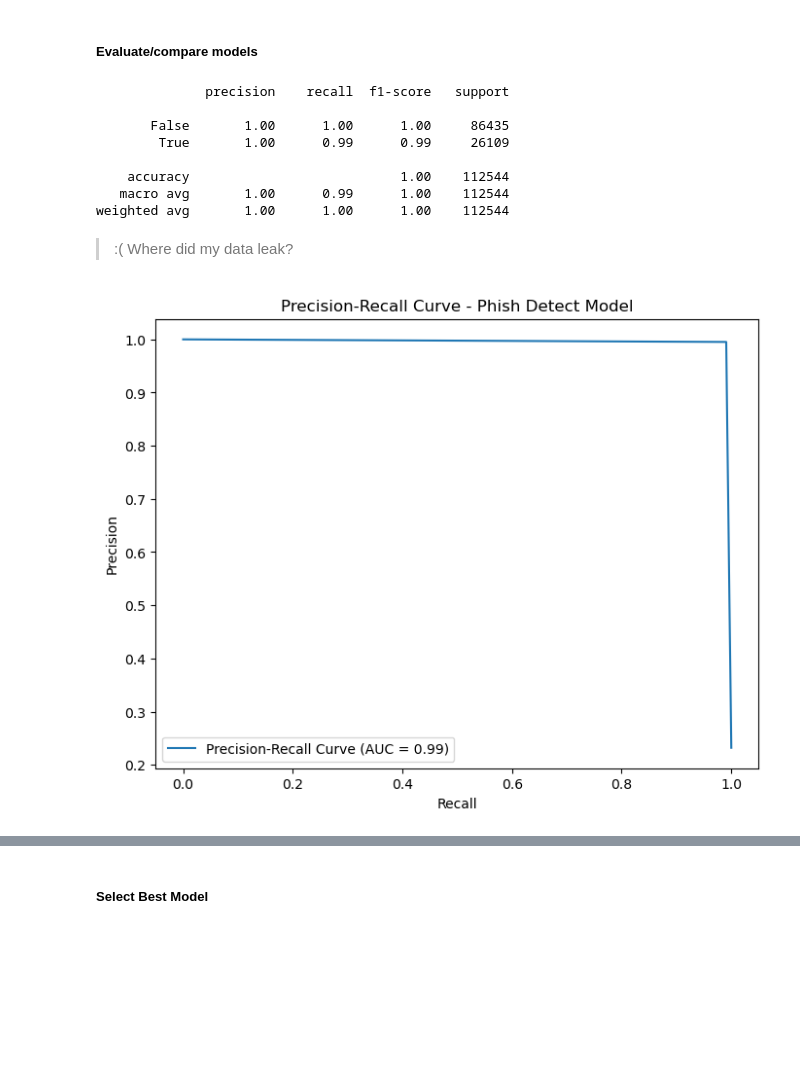
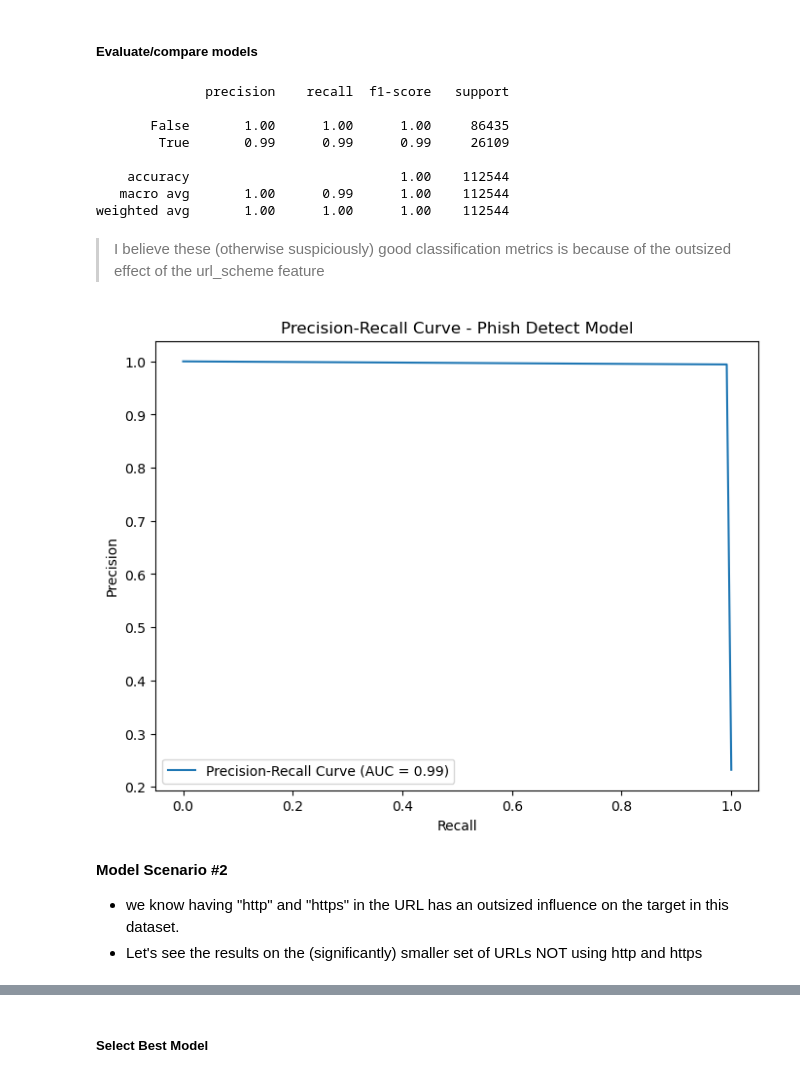
Before and after one commit to mdgarber/DetectPhishURL, a Jupyter notebook: DetectPhishURL/notebooks/detectPhish_preprocess&model.ipynb, the cells around one changed output, grey strips where cells are left out. Drawn from its saved outputs; the diff is of its cells as text; code cells hidden in the pictures; blank space fills up the shorter version.

Commit message:
added a Scenario #2 what-if analysis for no http or https

```diff
--- a/DetectPhishURL/notebooks/detectPhish_preprocess&model.ipynb
+++ b/DetectPhishURL/notebooks/detectPhish_preprocess&model.ipynb
@@ -433,8 +434,13 @@ predictions = model.predict(X_test_preprocessed)
 # %% [output]
 3517/3517 ━━━━━━━━━━━━━━━━━━━━ 4s 1ms/step
 # %%
-# make predictions boolean (0.5 threshold)
-predictions_bool = predictions >= 0.5
+# function : convert continuous value to boolean
+def makeBool(predictions):
+    '''make predictions boolean (0.5 threshold)'''
+    return predictions >= 0.5
+# %%
+# make fn to make the results boolean
+predictions_bool = makeBool(predictions)
 # %% [markdown]
 ##### Evaluate/compare models
 # %%
@@ -444,13 +450,13 @@ print(classification_report(y_test, predictions_bool))
               precision    recall  f1-score   support
 
        False       1.00      1.00      1.00     86435
-        True       1.00      0.99      0.99     26109
+        True       0.99      0.99      0.99     26109
 
     accuracy                           1.00    112544
    macro avg       1.00      0.99      1.00    112544
 weighted avg       1.00      1.00      1.00    112544
 # %% [markdown]
-> :( Where did my data leak?
+> I believe these (otherwise suspiciously) good classification metrics is because of the outsized effect of the url_scheme feature
 # %%
 # Precision Recall Curve
 precision, recall, thresholds = precision_recall_curve(y_test, predictions_bool)
@@ -458,13 +464,22 @@ auc_score = auc(recall, precision)
 
 #https://www.geeksforgeeks.org/precision-recall-curve-ml/
 # %%
-# Plot precision-recall curve
-plt.figure(figsize=(8, 6))
-plt.plot(recall, precision, label=f'Precision-Recall Curve (AUC = {auc_score:.2f})')
-plt.xlabel('Recall')
-plt.ylabel('Precision')
-plt.title('Precision-Recall Curve - Phish Detect Model')
-plt.legend()
-plt.show()
+# Plot precision-recall curve function
+def plotPRcurve(recall, precision):
+    ''' just plot the PR curve'''
+    plt.figure(figsize=(8, 6))
+    plt.plot(recall, precision, label=f'Precision-Recall Curve (AUC = {auc_score:.2f})')
+    plt.xlabel('Recall')
+    plt.ylabel('Precision')
+    plt.title('Precision-Recall Curve - Phish Detect Model')
+    plt.legend()
+    plt.show()
-# %% [output]
-[figure, removed]
+# %%
+# plot PR Curve
+plotPRcurve(recall, precision)
+# %% [output]
+[figure, added]
+# %% [markdown]
+**Model Scenario #2**
+- we know having "http" and "https" in the URL has an outsized influence on the target in this dataset.
+- Let's see the results on the (significantly) smaller set of URLs NOT using http and https
```
Also changed, not shown: parts of 15 cells of this notebook.
